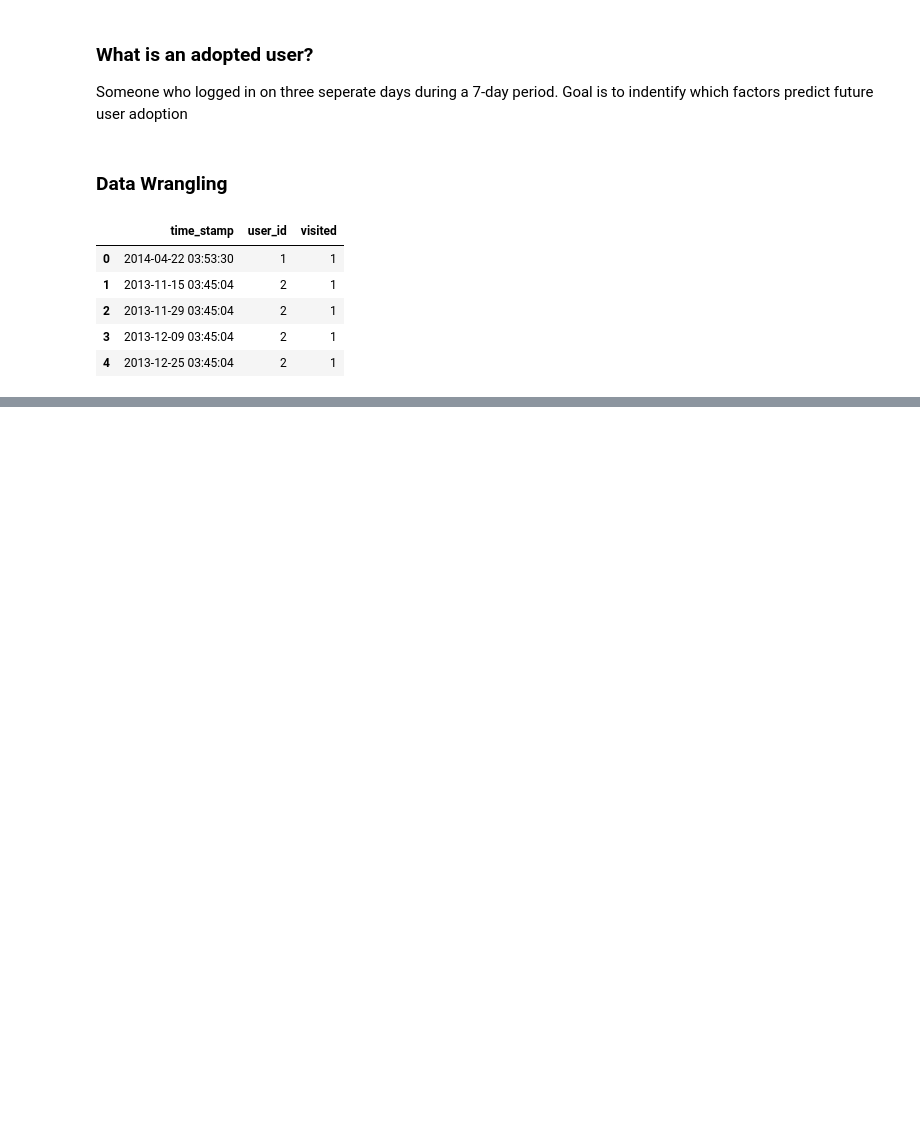
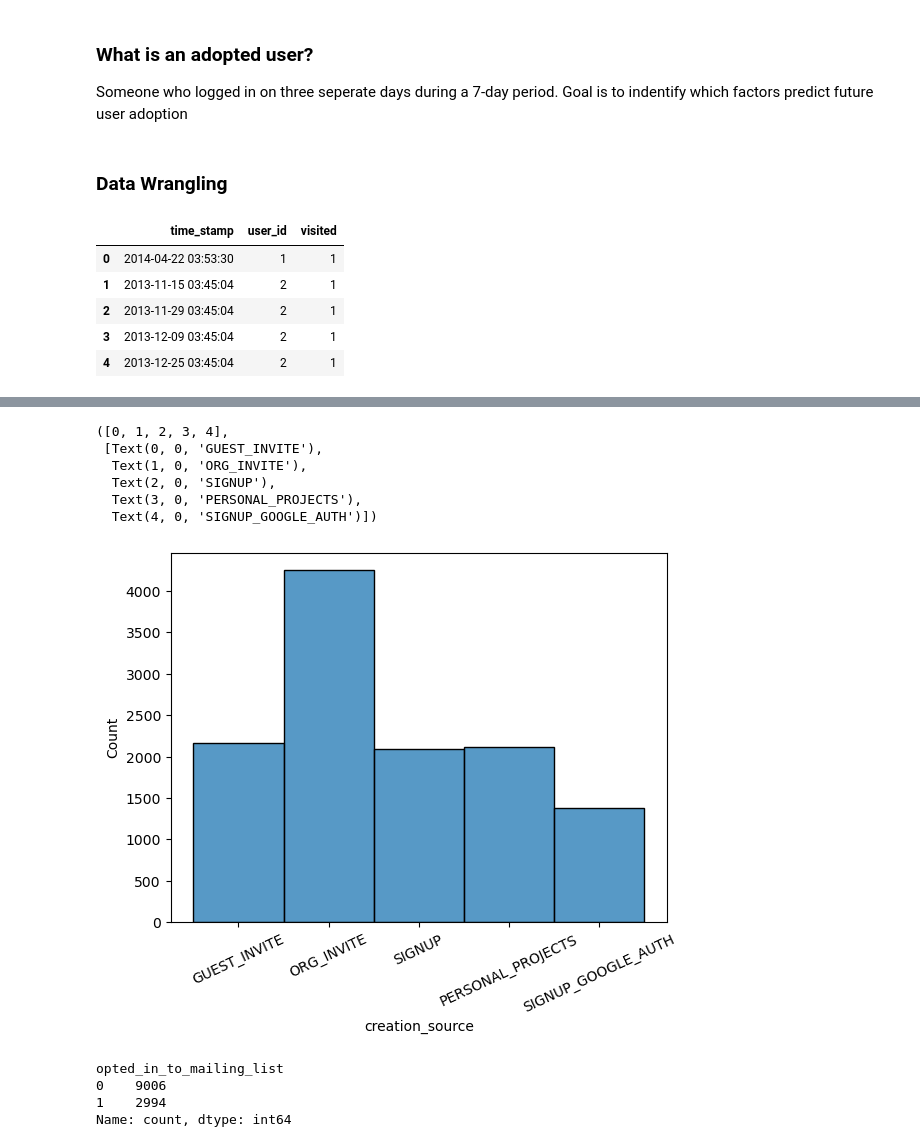
Before and after one commit to katemyer/DataScience, a Jupyter notebook: Relax Challenge/relax_challenge.ipynb, the cells around one changed output, grey strips where cells are left out. Cells and saved outputs as stored; diff of their text form; code cells hidden in the pictures; blank space fills up the shorter version.

Commit message:
eda and visuals for relax take home

```diff
--- a/Relax Challenge/relax_challenge.ipynb
+++ b/Relax Challenge/relax_challenge.ipynb
@@ -24,0 +51,3 @@ df_engagement.head()
+# %%
+# load other dataset
+df_users = pd.read_csv('takehome_users.csv', encoding='latin-1')
@@ -24,0 +83,6 @@ df_engagement.head()
+# %%
+# rename 'object_id' to 'user_id'
+df_users.rename(columns={'object_id': 'user_id'}, inplace=True)
+# %%
+# convert creation_time to datetime
+df_users.creation_time = pd.to_datetime(df_users.creation_time, format = '%Y-%m-%d %H:%M:%S')
@@ -24,0 +130,21 @@ df_engagement.head()
+# %%
+# plot creation source
+
+sns.histplot(data = df_users, x='creation_source')
+plt.xticks(rotation =25)
+# %% [output]
+([0, 1, 2, 3, 4],
+ [Text(0, 0, 'GUEST_INVITE'),
+  Text(1, 0, 'ORG_INVITE'),
+  Text(2, 0, 'SIGNUP'),
+  Text(3, 0, 'PERSONAL_PROJECTS'),
+  Text(4, 0, 'SIGNUP_GOOGLE_AUTH')])
+[figure, added]
+# %%
+# explore if users opted in to mailing list for funsies
+df_users.opted_in_to_mailing_list.value_counts()
+# %% [output]
+opted_in_to_mailing_list
+0    9006
+1    2994
+Name: count, dtype: int64
```
Also changed, not shown: parts of 42 cells of this notebook.
